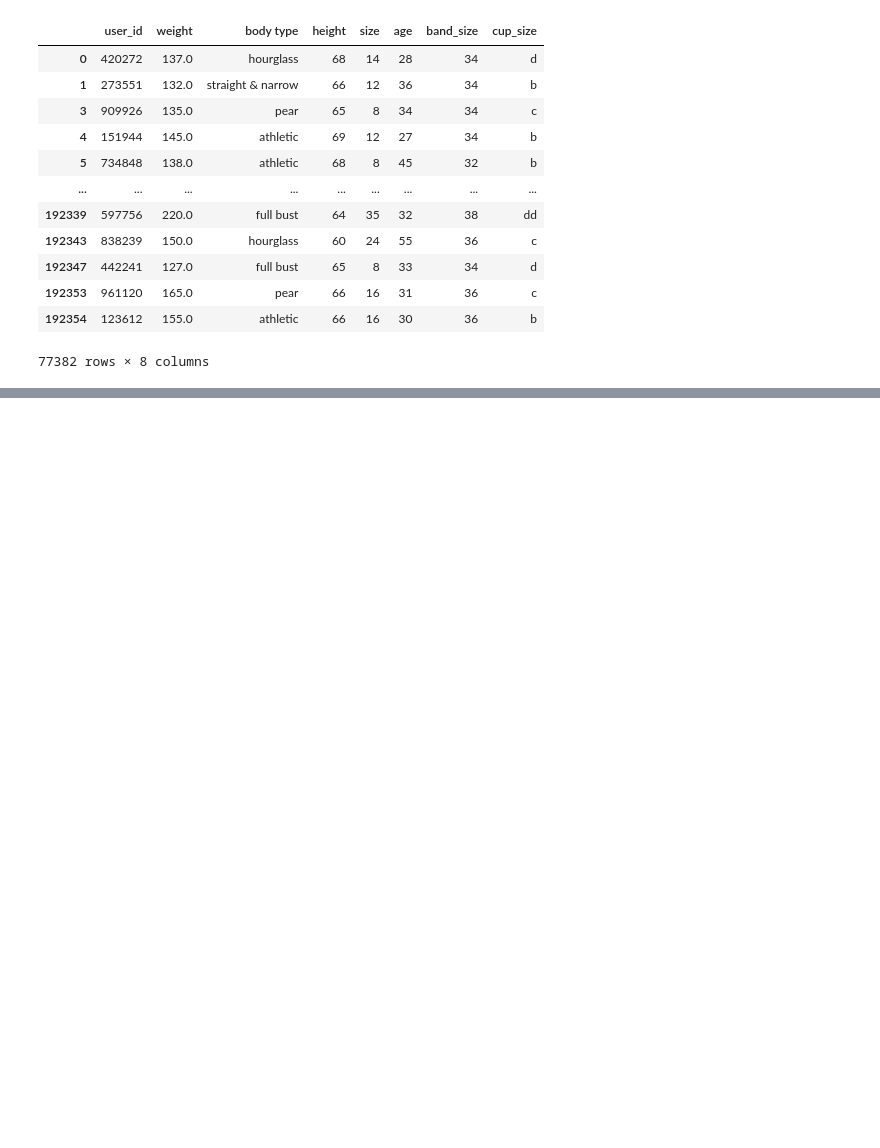
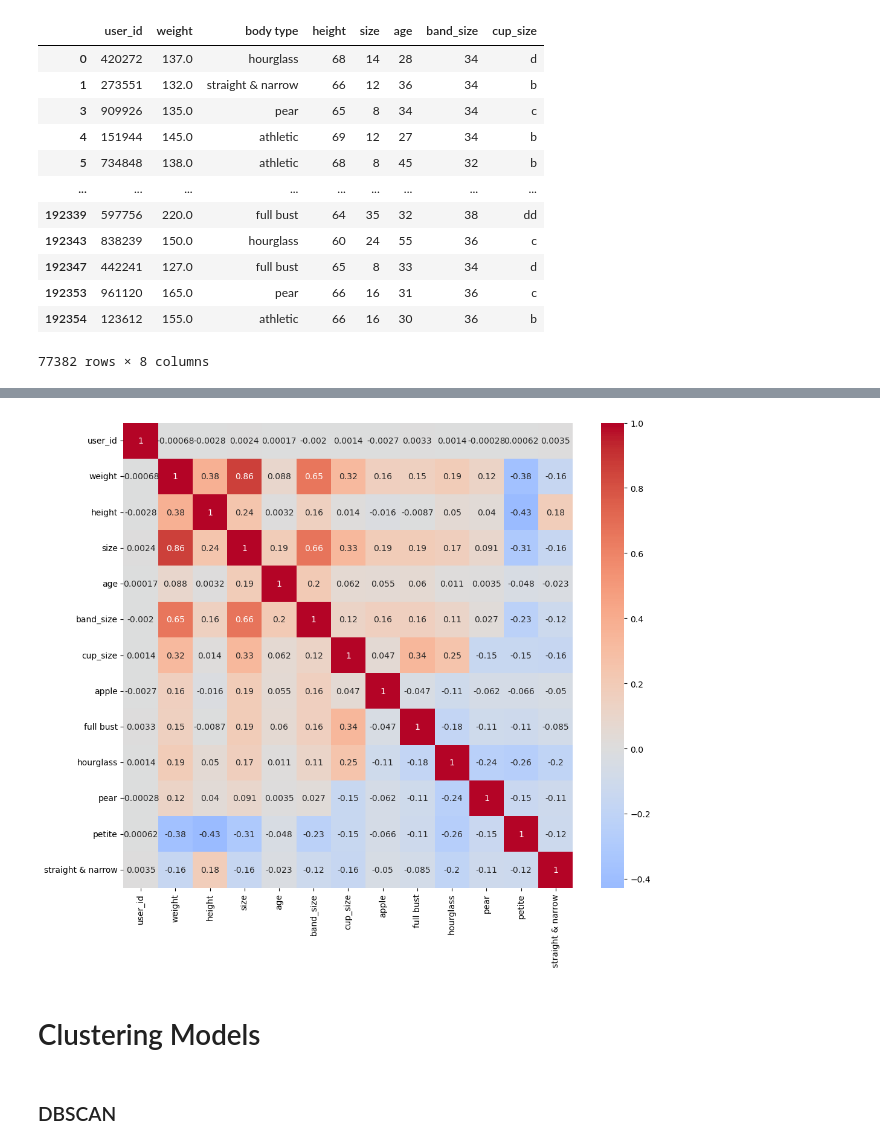
Before and after one commit to jesseAvgonzsmi/vanity_sizing_project, a Jupyter notebook: ACTIVE/EXAMPLE.ipynb, the cells around one changed output, grey strips where cells are left out. Cells and saved outputs as stored; diff of their text form; code cells hidden in the pictures; blank space fills up the shorter version.

```diff
--- a/ACTIVE/EXAMPLE.ipynb
+++ b/ACTIVE/EXAMPLE.ipynb
@@ -31,0 +65,10 @@ customers_complete
+# %%
+# Define the order of the categories by ordering size from smallest to largest in the size column
+customers_complete = customers_complete.sort_values('size')
+categories = customers_complete['size'].unique()
+
+# Convert the column to an ordered categorical type
+customers_complete['size'] = pd.Categorical(customers_complete['size'], categories=categories, ordered=True)
+
+# Convert the column to an ordered categorical type
+customers_complete['size'] = pd.Categorical(customers_complete['size'], categories=categories, ordered=True)
@@ -31,0 +93,10 @@ customers_complete
+# %%
+# Define the order of the categories by ordering size from smallest to largest in the size column
+customers_complete = customers_complete.sort_values('band_size')
+categories = customers_complete['band_size'].unique()
+
+# Convert the column to an ordered categorical type
+customers_complete['band_size'] = pd.Categorical(customers_complete['band_size'], categories=categories, ordered=True)
+
+# Convert the column to an ordered categorical type
+customers_complete['band_size'] = pd.Categorical(customers_complete['band_size'], categories=categories, ordered=True)
@@ -31,0 +123,7 @@ customers_complete
+# %%
+categories = ['aa', 'a', 'b', 'c', 'd', 'dd', 'd+', 'ddd', 'f', 'g', 'h', 'i', 'j']
+
+customers_complete['cup_size'] = pd.Categorical(customers_complete['cup_size'], categories=categories, ordered=True)
+
+# Convert the column to an ordered categorical type
+customers_complete['cup_size'] = pd.Categorical(customers_complete['cup_size'], categories=categories, ordered=True)
@@ -31,0 +169,4 @@ customers_complete
+# %%
+customers_complete['size'] = customers_complete['size'].cat.codes
+customers_complete['band_size'] = customers_complete['band_size'].cat.codes
+customers_complete['cup_size'] = customers_complete['cup_size'].cat.codes
@@ -31,0 +189,10 @@ customers_complete
+# %%
+#plot multicolinearity on a heatmap
+import seaborn as sns
+import matplotlib.pyplot as plt
+
+plt.figure(figsize=(12, 10))
+sns.heatmap(customers_complete.corr(), annot=True, cmap='coolwarm', center=0)
+plt.show()
+# %% [output]
+[figure, added]
@@ -31,0 +202,4 @@ customers_complete
+# %% [markdown]
+# Clustering Models
+# %% [markdown]
+### DBSCAN
```
Also changed, not shown: parts of 15 cells of this notebook, 1 other file.
